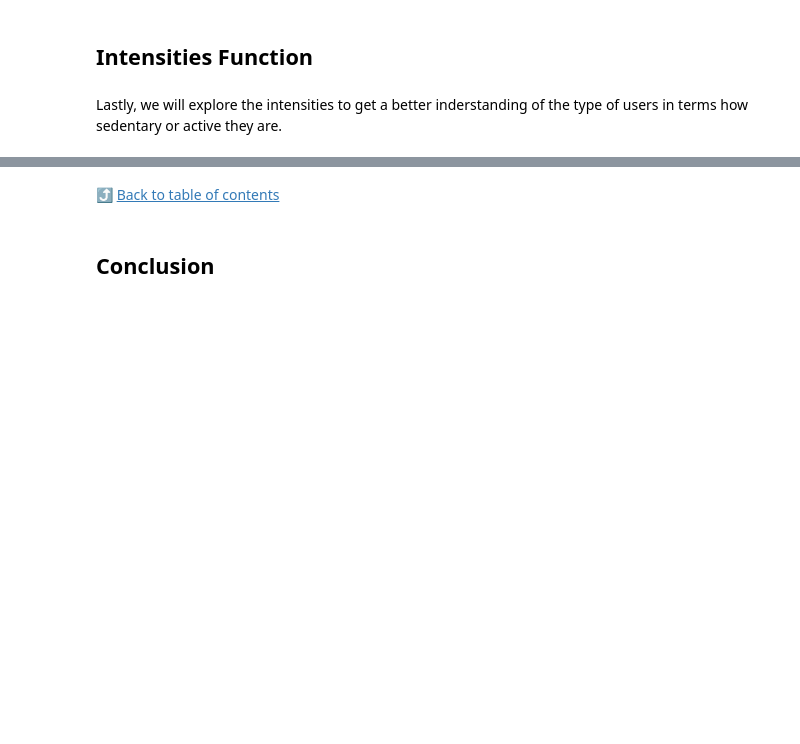
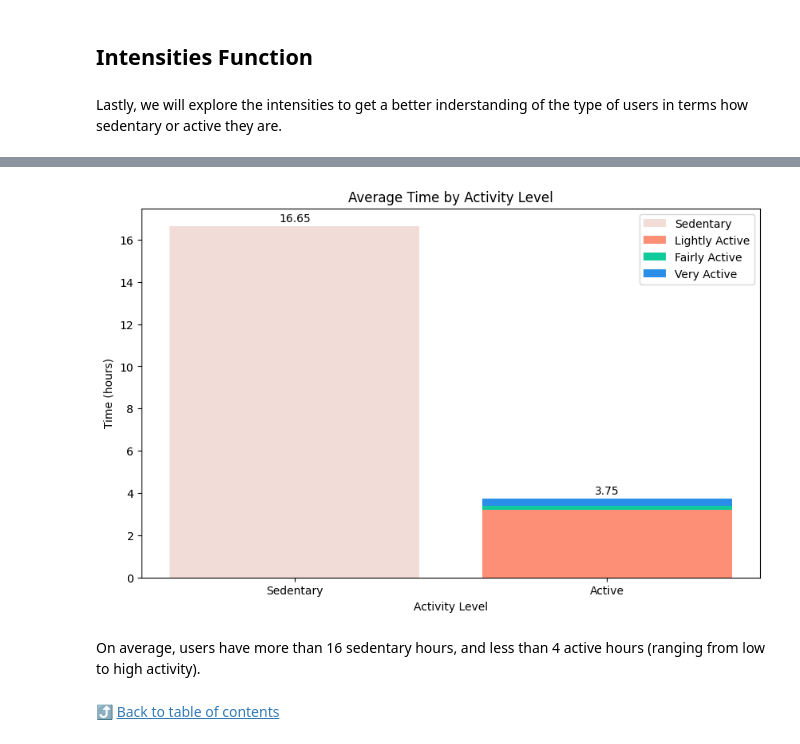
Before and after one commit to roxannardgz/bellabeat, a Jupyter notebook: Bellabeat Analysis.ipynb, the cells around one changed output, grey strips where cells are left out. Cells and saved outputs as stored; diff of their text form; code cells hidden in the pictures; blank space fills up the shorter version.

```diff
--- a/Bellabeat Analysis.ipynb
+++ b/Bellabeat Analysis.ipynb
@@ -951,4 +988,40 @@ VeryActiveDistance --> FLOAT
+# %%
+# Prepare data for stacking bar
+labels = ['Sedentary', 'Active']
+sedentary_time = df['sedentary'].values
+lightly_active_time = df['lightly_active'].values
+fairly_active_time = df['fairly_active'].values
+very_active_time = df['very_active'].values
+
+total_active_time = lightly_active_time + fairly_active_time + very_active_time
+
+# Define colors
+sedentary_color = '#f2dcd8'
+lightly_active_color = '#fe8f77'
+fairly_active_color = '#10ca9c'
+very_active_color = '#298ee8'
+
+# Create the bar chart
+fig, ax = plt.subplots(figsize=(10, 6))
+
+ax.bar(labels[0], sedentary_time, color=sedentary_color, label='Sedentary')
+ax.bar(labels[1], lightly_active_time, color=lightly_active_color, label='Lightly Active')
+ax.bar(labels[1], fairly_active_time, bottom=lightly_active_time, color=fairly_active_color, label='Fairly Active')
+ax.bar(labels[1], very_active_time, bottom=lightly_active_time + fairly_active_time, color=very_active_color, label='Very Active')
+
+ax.text(labels[0], sedentary_time + 0.1, f'{sedentary_time[0]:.2f}', ha='center', va='bottom', fontsize=10)
+ax.text(labels[1], total_active_time + 0.1, f'{total_active_time[0]:.2f}', ha='center', va='bottom', fontsize=10)
+
+ax.set_title('Average Time by Activity Level')
+ax.set_ylabel('Time (hours)')
+ax.set_xlabel('Activity Level')
+
+ax.legend()
+
+plt.show()
+# %% [output]
+[figure, added]
+# %% [markdown]
+On average, users have more than 16 sedentary hours, and less than 4 active hours (ranging from low to high activity).
 # %% [markdown]
 ⤴️ [Back to table of contents](#back)
-# %% [markdown]
-## Conclusion <a id="conclusion"></a>
```
Also changed, not shown: parts of 34 cells of this notebook, 2 other files.
